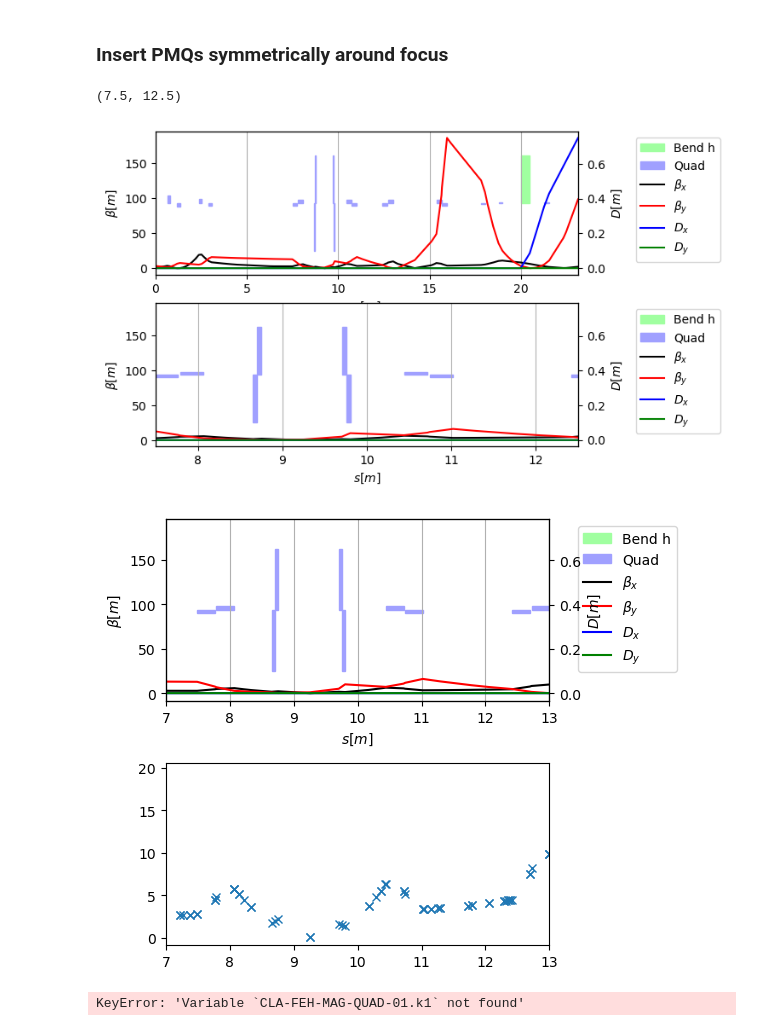
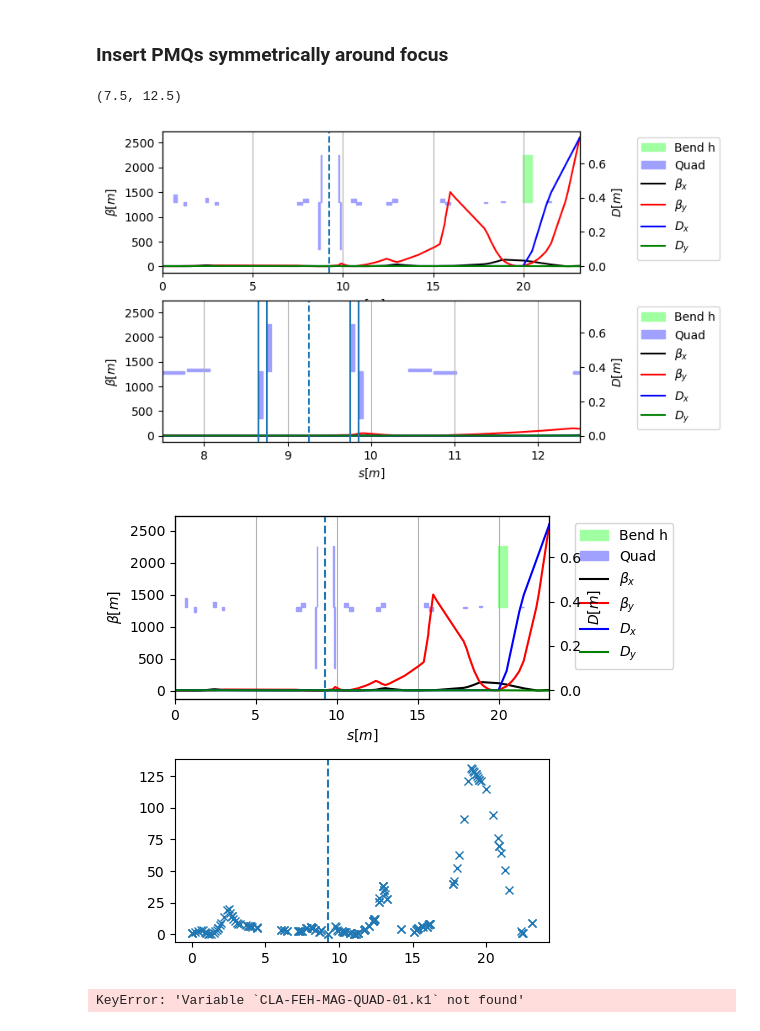
Before and after one commit to stewartboogert/pyclara, a Jupyter notebook: Notebooks/PMQ_XSuite.ipynb, the cells around one changed output. Drawn from its saved outputs; the diff is of its cells as text; code cells hidden in the pictures.

```diff
--- a/Notebooks/PMQ_XSuite.ipynb
+++ b/Notebooks/PMQ_XSuite.ipynb
@@ -102,7 +73,7 @@ hquadd = xtrack.Quadrupole(length=0.05,
 
 l.insert_element(element=hquadf,
                  name="HQUADF1",
-                 at_s=ip_s-0.5-0.05)
+                 at_s=ip_s-0.5-0.05-0.05)
 l.insert_element(element=hquadd,
                  name="HQUADD1",
                  at_s=ip_s-0.5)
@@ -112,31 +83,42 @@ l.insert_element(element=hquadd,
                  at_s=ip_s+0.5)
 l.insert_element(element=hquadf,
                  name="HQUADD2",
-                 at_s=ip_s+0.5+0.05-0.05)
+                 at_s=ip_s+0.5+0.05+0.05)
 
 t_pmq = l.twiss(method="4d",init=t0)
 
 ax = plt.subplot(2,1,1)
 t_pmq.plot(ax=ax)
+plt.axvline(ip_s,ls="--")
 
 ax = plt.subplot(2,1,2)
 t_pmq.plot(ax=ax)
+plt.axvline(ip_s,ls="--")
+plt.axvline(ip_s-0.5-0.05-0.05,ls="-")
+plt.axvline(ip_s-0.5,ls="-")
+
+plt.axvline(ip_s+0.5,ls="-")
+plt.axvline(ip_s+0.5+0.05+0.05,ls="-")
+
+
 plt.xlim(7.5,12.5)
 # %% [output]
 (7.5, 12.5)
-[figure, old version]
+[figure, new version]
 # %%
 ax = plt.subplot(2,1,1)
 t_pmq.plot(ax=ax)
-plt.xlim(7,13)
+#plt.xlim(7,13)
+plt.axvline(ip_s,ls="--")
 
 ax = plt.subplot(2,1,2)
 plt.plot(t_pmq['s'],t_pmq['betx'],"x")
-plt.xlim(7,13)
+#plt.xlim(7,13)
+plt.axvline(ip_s,ls="--")
 
 plt.tight_layout()
 # %% [output]
-[figure, old version]
+[figure, new version]
 # %%
 opt = l.match(
     start='CLA-FEA-SIM-DIP-04-END', end='CLA-FED-SIM-DUMP-01-START',
```
Also changed, not shown: parts of 3 cells of this notebook.
